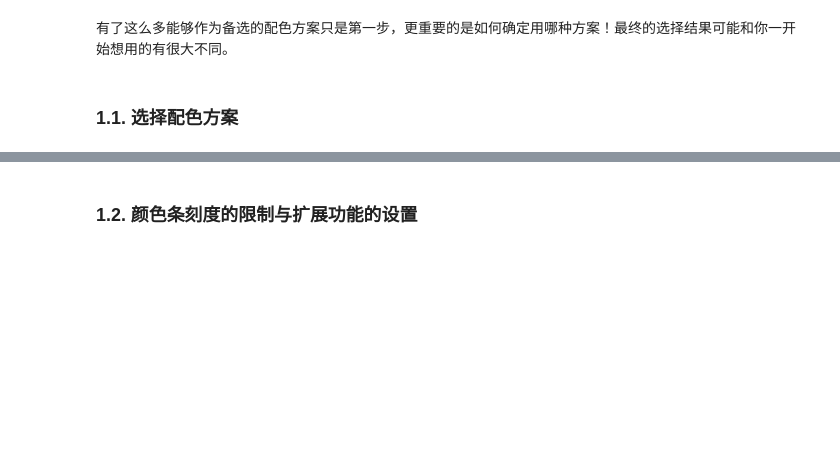
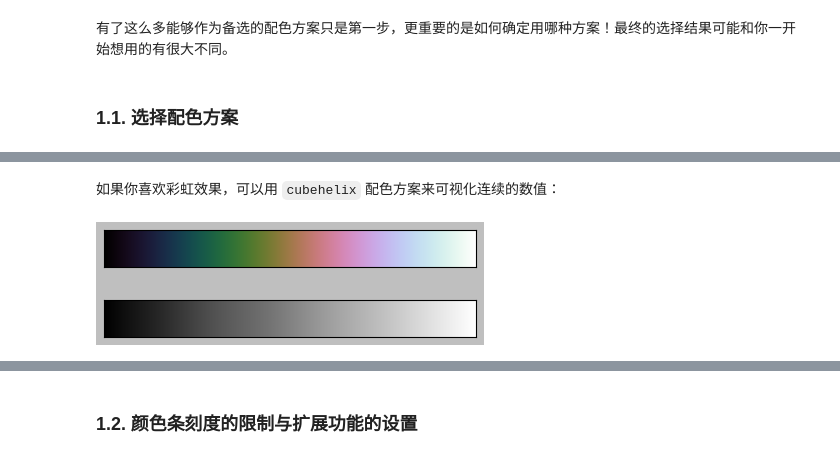
Before and after one commit to michaelbrucelin/HelloLanguage, a Jupyter notebook: Jupyter/Python/Book/Python数据科学手册/03-Matplotlib数据可视化/09-配置颜色条.ipynb, the cells around one changed output, grey strips where cells are left out. Cells and saved outputs as stored; diff of their text form; code cells hidden in the pictures; blank space fills up the shorter version.

```diff
--- a/Jupyter/Python/Book/Python数据科学手册/03-Matplotlib数据可视化/09-配置颜色条.ipynb
+++ b/Jupyter/Python/Book/Python数据科学手册/03-Matplotlib数据可视化/09-配置颜色条.ipynb
@@ -44,0 +83,6 @@ plt.colorbar()
+# %% [markdown]
+如果你喜欢彩虹效果，可以用 `cubehelix` 配色方案来可视化连续的数值：
+# %%
+view_colormap('cubehelix')
+# %% [output]
+[figure, added]
```
Also changed, not shown: parts of 18 cells of this notebook, 3 other files.
